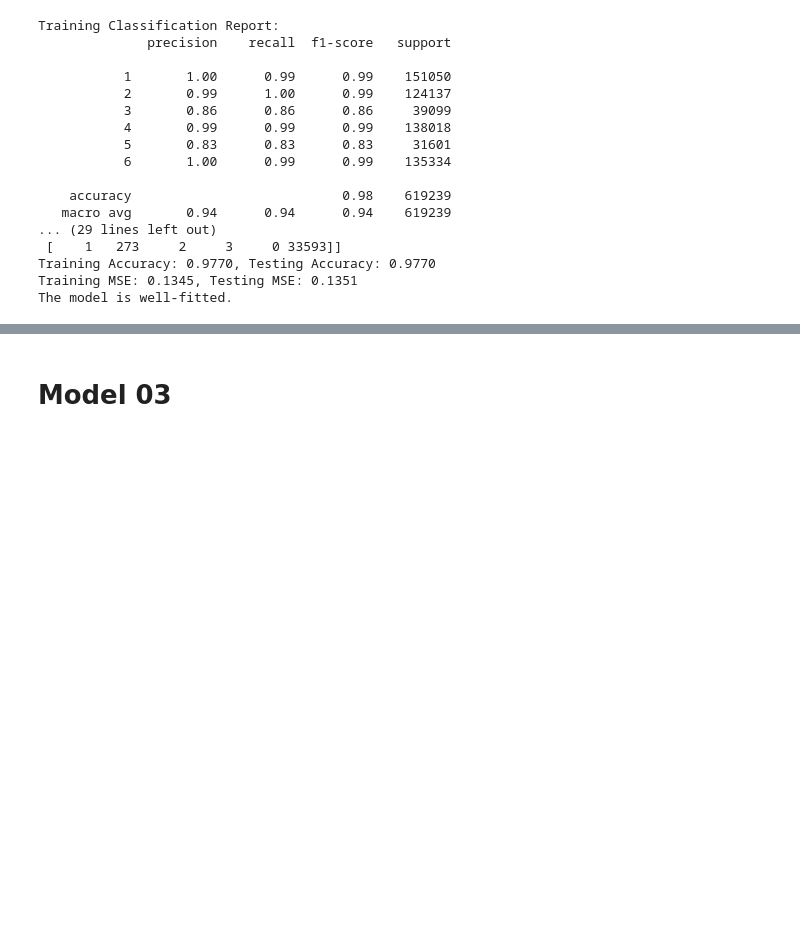
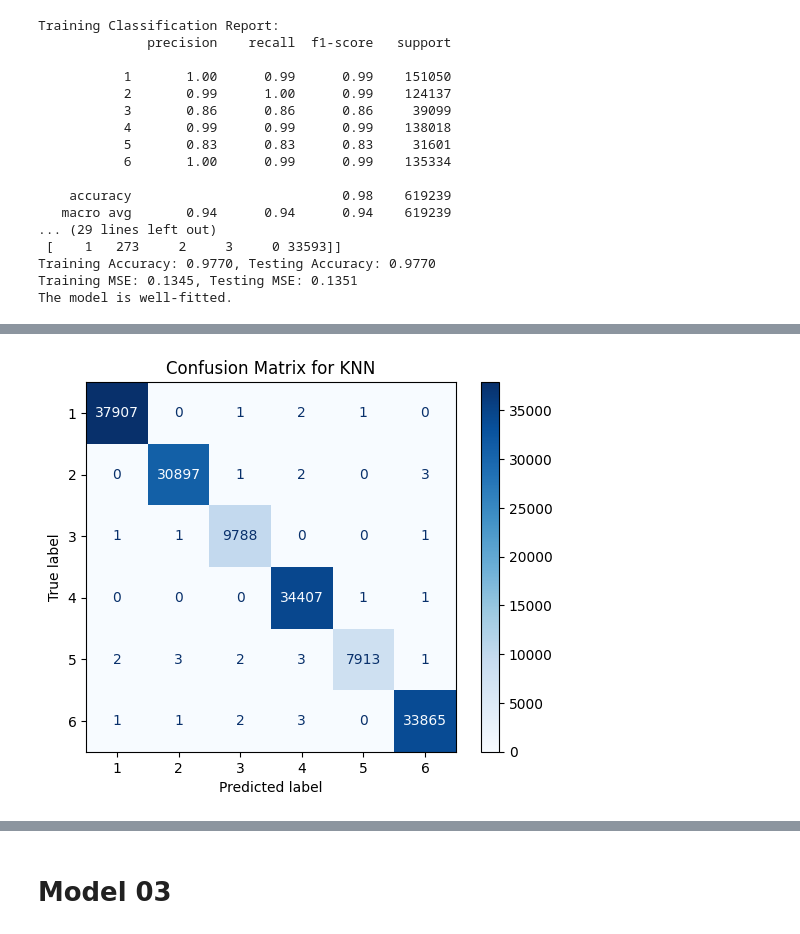
Before and after one commit to DSPL-Project-Group-B10/Models-, a Jupyter notebook: DSPL_Models.ipynb, the cells around one changed output, grey strips where cells are left out. Saved outputs shown, nothing was run; the diff lists cells and outputs as text; code cells hidden in the pictures; blank space fills up the shorter version.

Commit message:
KNN model

```diff
--- a/DSPL_Models.ipynb
+++ b/DSPL_Models.ipynb
@@ -285,0 +309,16 @@ The model is well-fitted.
+# %%
+# Encode categorical variables (if 'outlet_city' is categorical)
+if df['outlet_city'].dtype == 'object':
+    encoder = LabelEncoder()
+    x['outlet_city'] = encoder.fit_transform(x['outlet_city'])
+# %%
+# Standardize features (KNN performs better with scaled data)
+scaler = StandardScaler()
+x = scaler.fit_transform(x)
+# %%
+# Split dataset into training and testing sets
+x_train, x_test, y_train, y_test = train_test_split(x, y, test_size=0.2, random_state=42)
+# %%
+# Initialize and train KNN model with optimal K value
+knn_model = KNeighborsClassifier(n_neighbors=5)  # You can tune 'n_neighbors'
+knn_model.fit(x_train, y_train)
@@ -285,0 +350,7 @@ The model is well-fitted.
+# %%
+# Confusion Matrix
+ConfusionMatrixDisplay.from_estimator(knn_model, x_test, y_test, cmap="Blues")
+plt.title("Confusion Matrix for KNN")
+plt.show()
+# %% [output]
+[figure, added]
```
Also changed, not shown: parts of 42 cells of this notebook.
